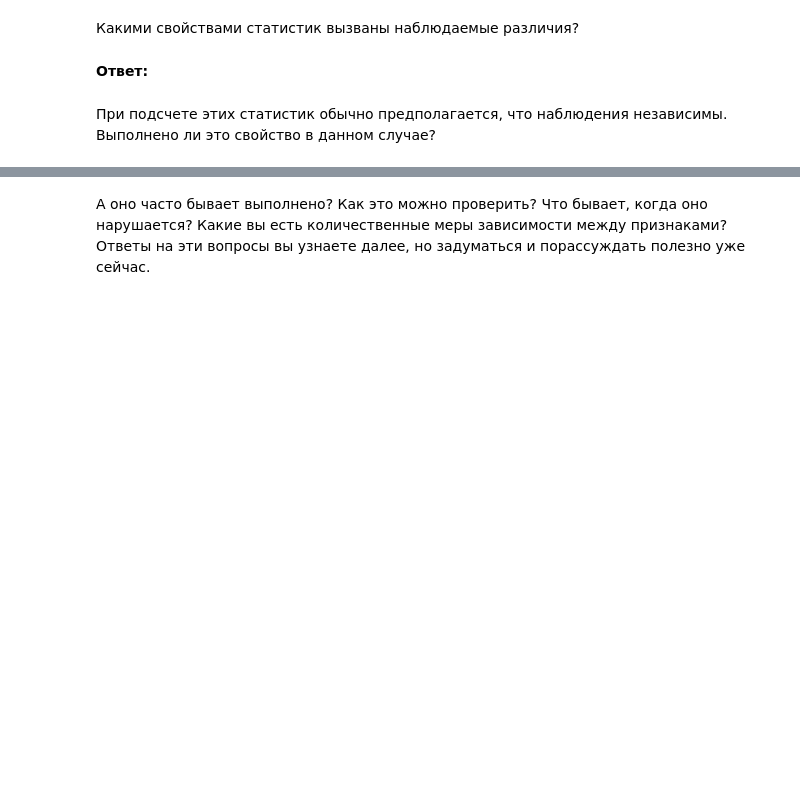
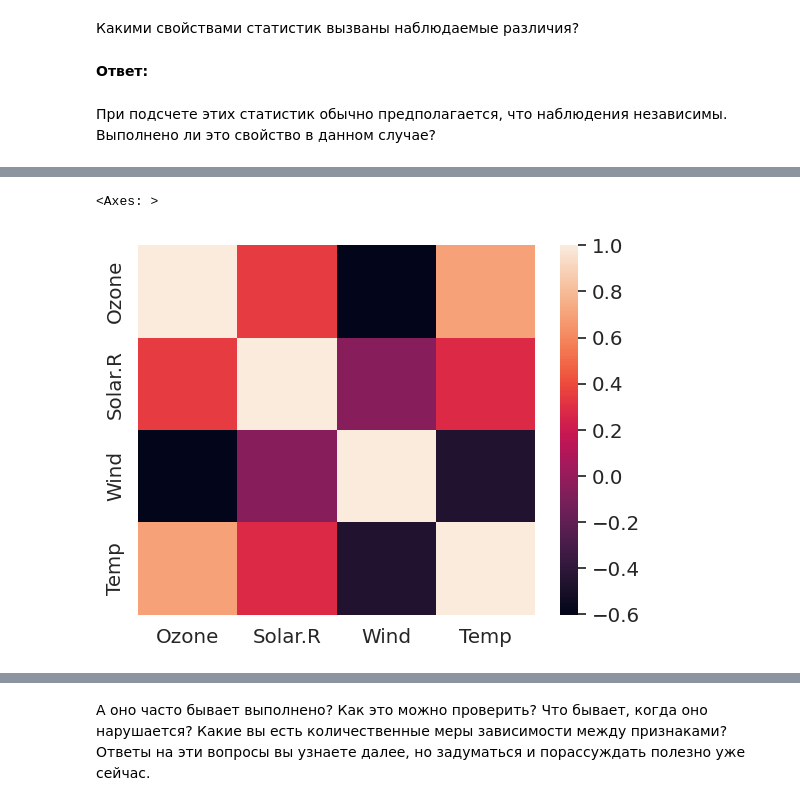
Before and after one commit to ShmakovVladimir/MLfirstSteps, a Jupyter notebook: seminar_4/hw4_part1.ipynb, the cells around one changed output, grey strips where cells are left out. Drawn from its saved outputs; the diff is of its cells as text; code cells hidden in the pictures; blank space fills up the shorter version.

```diff
--- a/seminar_4/hw4_part1.ipynb
+++ b/seminar_4/hw4_part1.ipynb
@@ -90,0 +95,7 @@ airData.describe().apply(lambda x: round(x, 2))
+# %%
+targetColumns = ["Ozone", "Solar.R", "Wind", "Temp"]
+
+for name, column in airData[targetColumns].iteritems():
+    print(f"{name} mean is: {column.mean():.2f} \t and median is: {column.median():.2f}")
+    print("Процентная разница = {:.0f}%".format(200 * np.abs(column.mean() - column.median()) / \
+                                                         (column.mean() + column.median())))
@@ -129,0 +158,5 @@ print("Колонка Ozone - медиана = {:.2f}, среднее = {:.2f}".
+# %%
+sns.heatmap(airData[targetColumns].corr())
+# %% [output]
+<Axes: >
+[figure, added]
```
Also changed, not shown: parts of 24 cells of this notebook, 12 other files.
